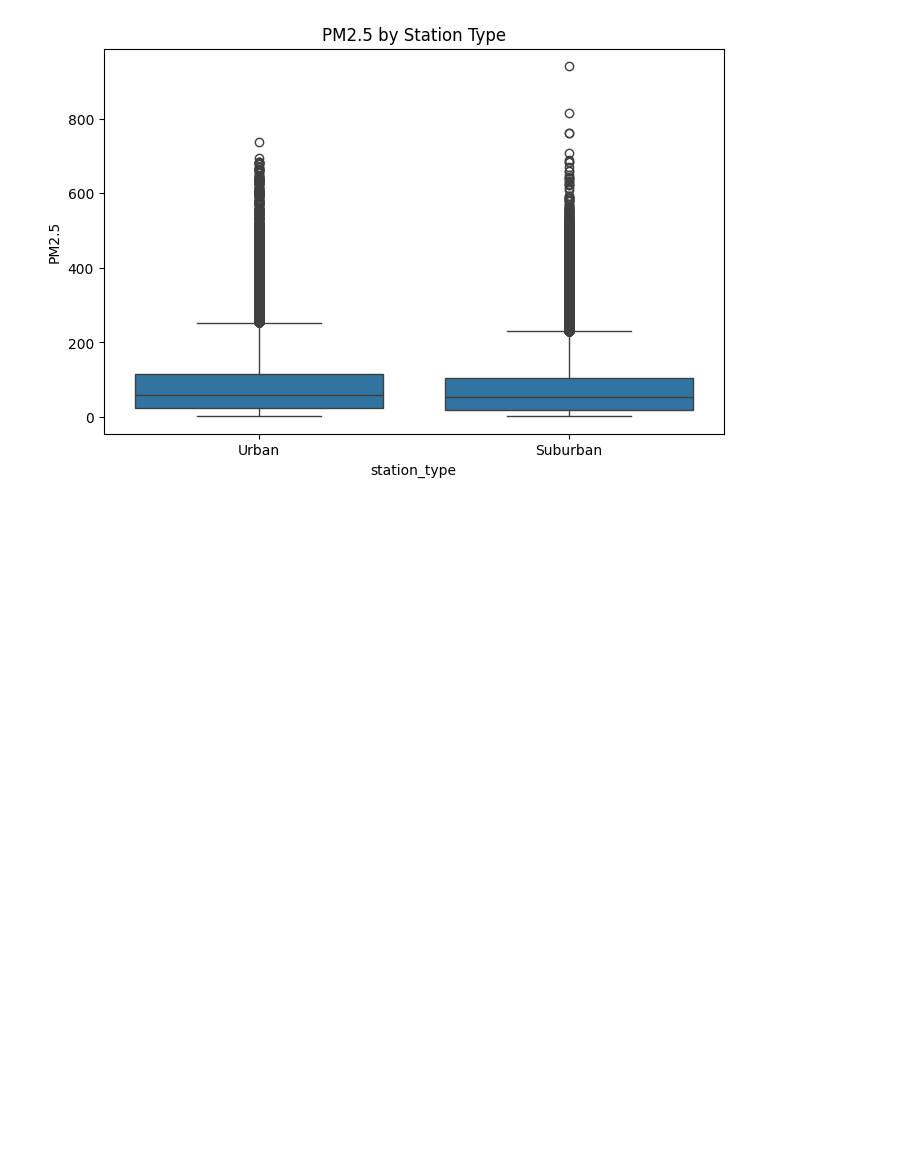
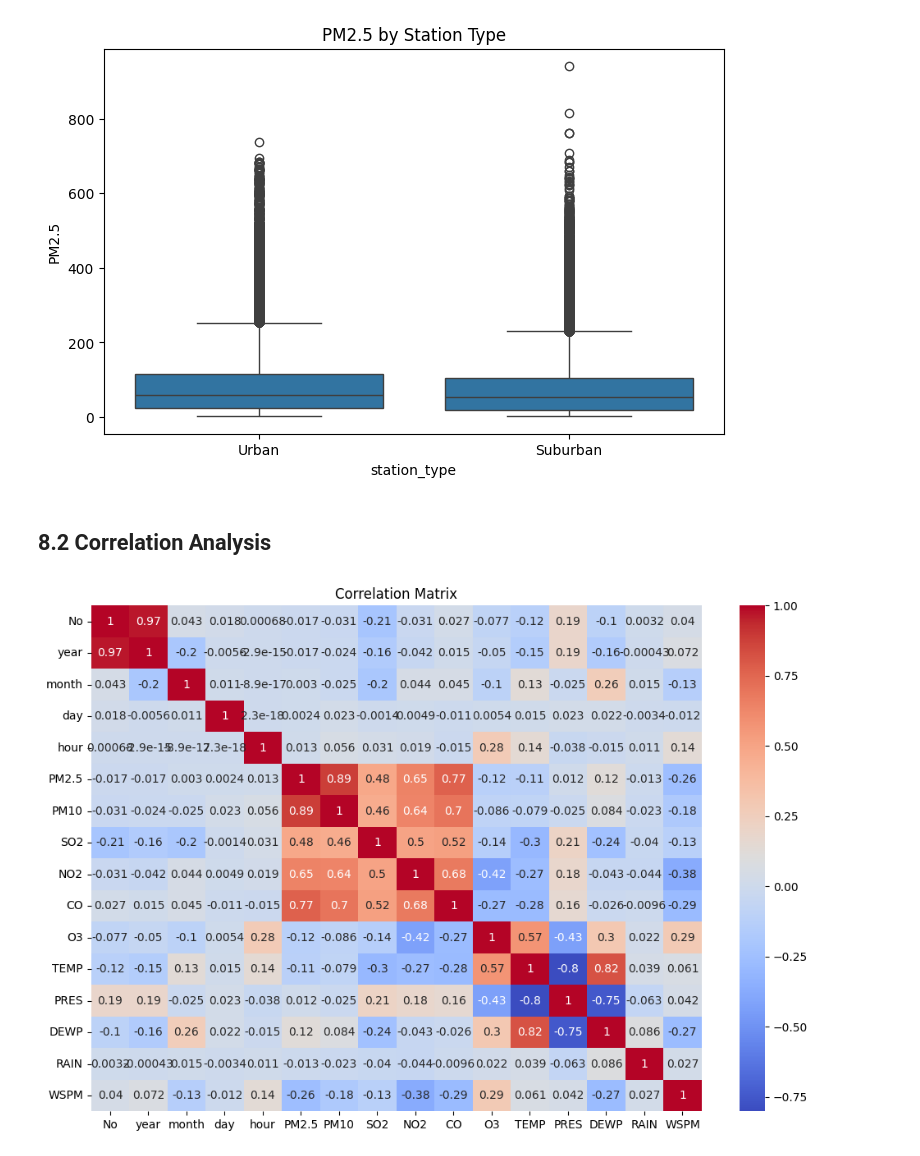
Before and after one commit to StanleyArinze/st20338478_CMP7005-PRAC1, a Jupyter notebook: CMP7005.ipynb, the cells around one changed output. Cells and saved outputs as stored; diff of their text form; code cells hidden in the pictures; blank space fills up the shorter version.

Commit message:
More Visualisations

```diff
--- a/CMP7005.ipynb
+++ b/CMP7005.ipynb
@@ -378,3 +378,25 @@ plt.title("PM2.5 by Station Type")
 plt.show()
 # %% [output]
 [figure]
+# %% [markdown]
+## 8.2 Correlation Analysis
+# %%
+
+# CORRELATION HEATMAP
+
+
+numeric_df = air_df.select_dtypes(include=np.number)
+
+plt.figure(figsize=(12,8))
+
+sns.heatmap(
+    numeric_df.corr(),
+    annot=True,
+    cmap="coolwarm"
+)
+
+plt.title("Correlation Matrix")
+
+plt.show()
+# %% [output]
+[figure, added]
```
Also changed, not shown: parts of 3 cells of this notebook.
